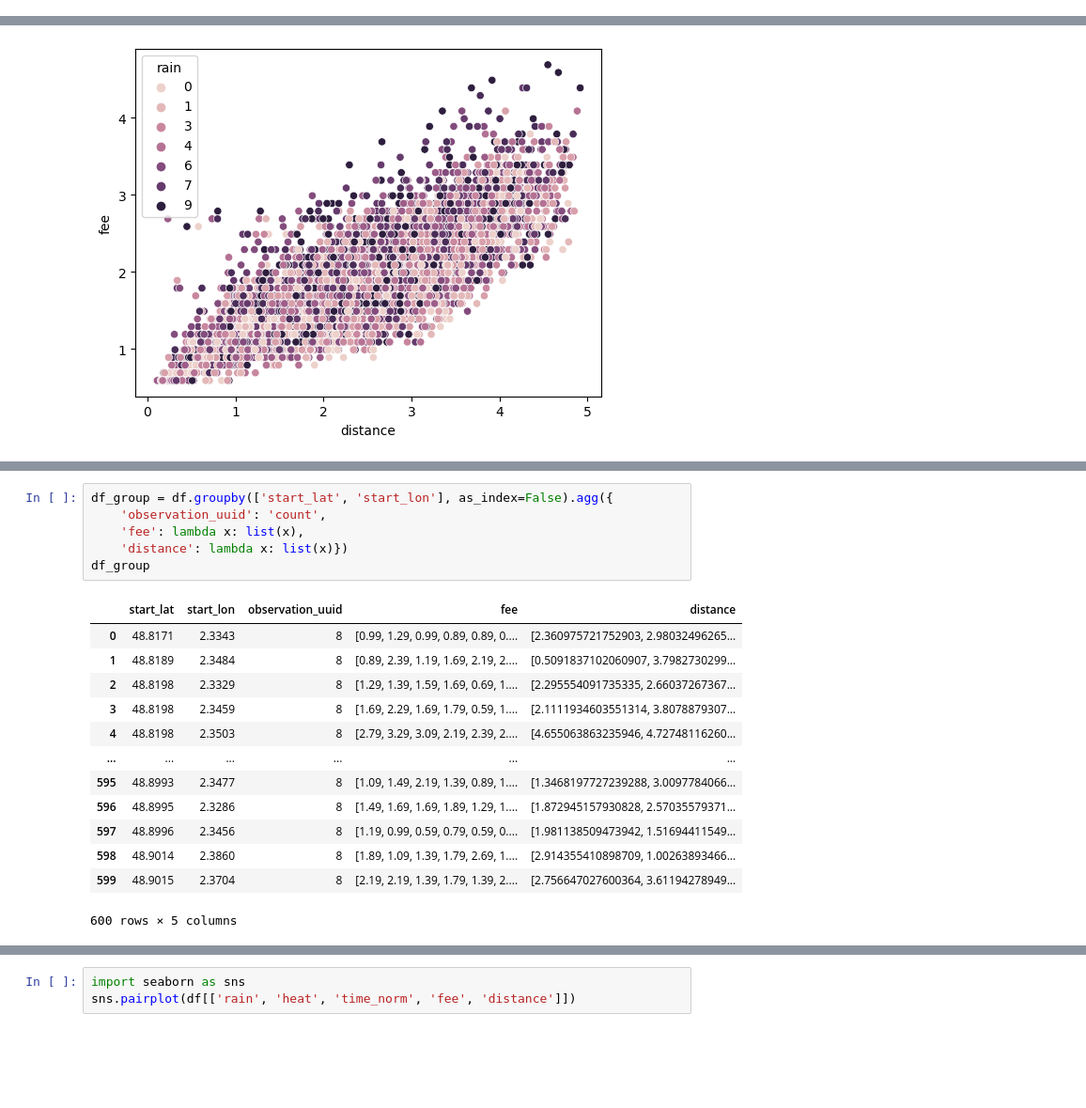
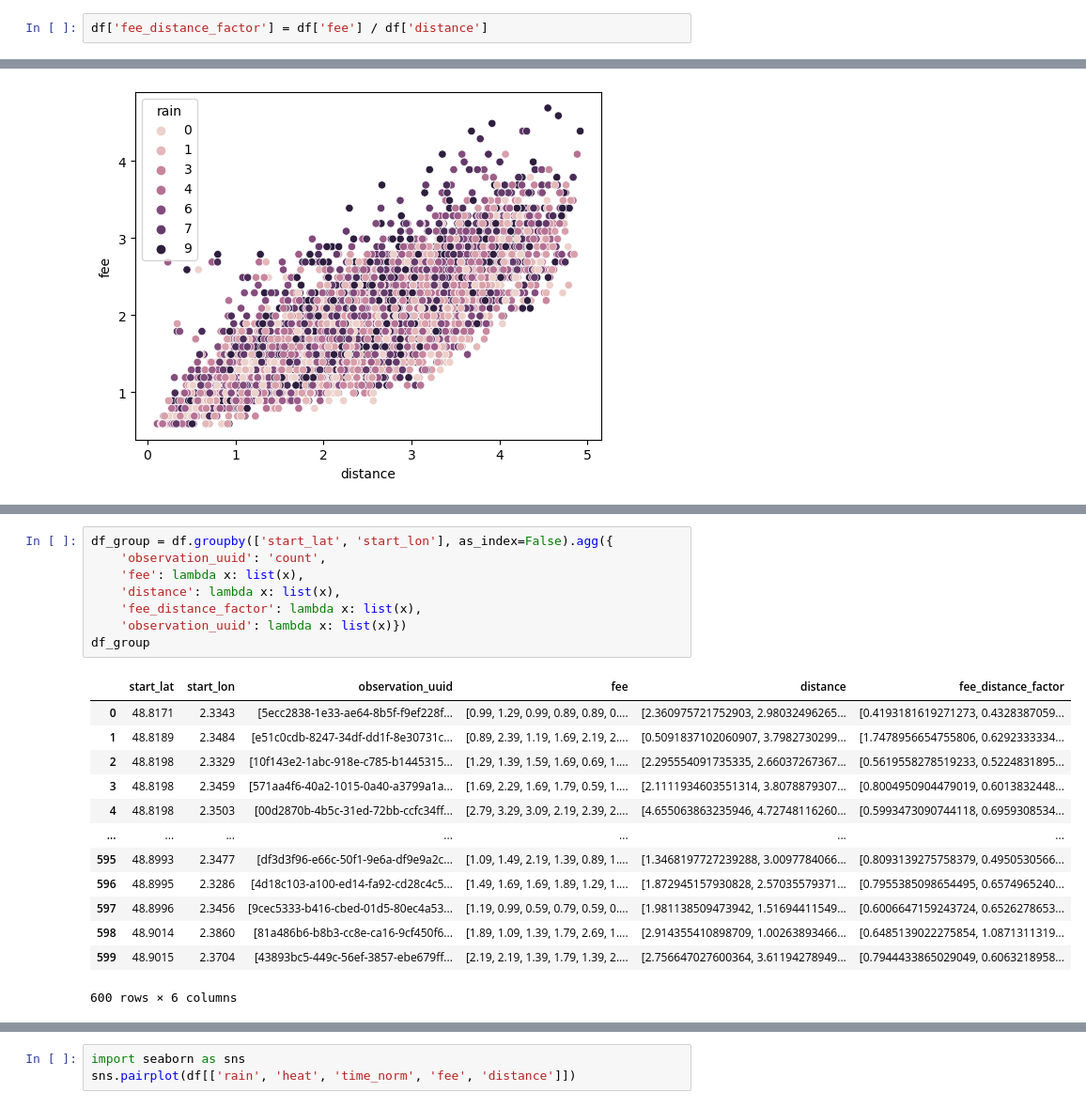
Before and after one commit to quentinchichery/hackathon-peren-2022, a Jupyter notebook: 01-exploration.ipynb, the cells around one changed output, grey strips where cells are left out. Shown at 94% size. Saved outputs shown, nothing was run; the diff lists cells and outputs as text; blank space fills up the shorter version.

```diff
--- a/01-exploration.ipynb
+++ b/01-exploration.ipynb
@@ -151,3 +151,5 @@ df
 | 4798 | 51d4e883-bac0-7cab-b734-5e6adf01d2ae | 48.8409 | 2.3497 | 75005 | 48.8604 | 2.3856 | 75011 | 1 | ... |
 | 4799 | 1cb2cb16-bd9f-c617-ae4a-5c81363ae3bc | 48.8629 | 2.3575 | 75003 | 48.8335 | 2.3248 | 75014 | 1 | ... |
 4800 rows × 16 columns
+# %%
+df['fee_distance_factor'] = df['fee'] / df['distance']
@@ -182,20 +196,22 @@ sns.scatterplot(data=df, x='distance', y='fee', hue='rain')
 # %%
 df_group = df.groupby(['start_lat', 'start_lon'], as_index=False).agg({
     'observation_uuid': 'count',
     'fee': lambda x: list(x),
-    'distance': lambda x: list(x)})
+    'distance': lambda x: list(x),
+    'fee_distance_factor': lambda x: list(x),
+    'observation_uuid': lambda x: list(x)})
 df_group
 # %% [output]
-|  | start_lat | start_lon | observation_uuid | fee | distance |
-| 0 | 48.8171 | 2.3343 | 8 | [0.99, 1.29, 0.99, 0.89, 0.89, 0.... | [2.360975721752903, 2.98032496265... |
-| 1 | 48.8189 | 2.3484 | 8 | [0.89, 2.39, 1.19, 1.69, 2.19, 2.... | [0.5091837102060907, 3.7982730299... |
-| 2 | 48.8198 | 2.3329 | 8 | [1.29, 1.39, 1.59, 1.69, 0.69, 1.... | [2.295554091735335, 2.66037267367... |
-| 3 | 48.8198 | 2.3459 | 8 | [1.69, 2.29, 1.69, 1.79, 0.59, 1.... | [2.1111934603551314, 3.8078879307... |
-| 4 | 48.8198 | 2.3503 | 8 | [2.79, 3.29, 3.09, 2.19, 2.39, 2.... | [4.655063863235946, 4.72748116260... |
-| ... | ... | ... | ... | ... | ... |
-| 595 | 48.8993 | 2.3477 | 8 | [1.09, 1.49, 2.19, 1.39, 0.89, 1.... | [1.3468197727239288, 3.0097784066... |
-| 596 | 48.8995 | 2.3286 | 8 | [1.49, 1.69, 1.69, 1.89, 1.29, 1.... | [1.872945157930828, 2.57035579371... |
-| 597 | 48.8996 | 2.3456 | 8 | [1.19, 0.99, 0.59, 0.79, 0.59, 0.... | [1.981138509473942, 1.51694411549... |
-| 598 | 48.9014 | 2.3860 | 8 | [1.89, 1.09, 1.39, 1.79, 2.69, 1.... | [2.914355410898709, 1.00263893466... |
-| 599 | 48.9015 | 2.3704 | 8 | [2.19, 2.19, 1.39, 1.79, 1.39, 2.... | [2.756647027600364, 3.61194278949... |
+|  | start_lat | start_lon | observation_uuid | fee | distance | fee_distance_factor |
+| 0 | 48.8171 | 2.3343 | [5ecc2838-1e33-ae64-8b5f-f9ef228f... | [0.99, 1.29, 0.99, 0.89, 0.89, 0.... | [2.360975721752903, 2.98032496265... | [0.4193181619271273, 0.4328387059... |
+| 1 | 48.8189 | 2.3484 | [e51c0cdb-8247-34df-dd1f-8e30731c... | [0.89, 2.39, 1.19, 1.69, 2.19, 2.... | [0.5091837102060907, 3.7982730299... | [1.7478956654755806, 0.6292333334... |
+| 2 | 48.8198 | 2.3329 | [10f143e2-1abc-918e-c785-b1445315... | [1.29, 1.39, 1.59, 1.69, 0.69, 1.... | [2.295554091735335, 2.66037267367... | [0.5619558278519233, 0.5224831895... |
+| 3 | 48.8198 | 2.3459 | [571aa4f6-40a2-1015-0a40-a3799a1a... | [1.69, 2.29, 1.69, 1.79, 0.59, 1.... | [2.1111934603551314, 3.8078879307... | [0.8004950904479019, 0.6013832448... |
+| 4 | 48.8198 | 2.3503 | [00d2870b-4b5c-31ed-72bb-ccfc34ff... | [2.79, 3.29, 3.09, 2.19, 2.39, 2.... | [4.655063863235946, 4.72748116260... | [0.5993473090744118, 0.6959308534... |
+| ... | ... | ... | ... | ... | ... | ... |
+| 595 | 48.8993 | 2.3477 | [df3d3f96-e66c-50f1-9e6a-df9e9a2c... | [1.09, 1.49, 2.19, 1.39, 0.89, 1.... | [1.3468197727239288, 3.0097784066... | [0.8093139275758379, 0.4950530566... |
+| 596 | 48.8995 | 2.3286 | [4d18c103-a100-ed14-fa92-cd28c4c5... | [1.49, 1.69, 1.69, 1.89, 1.29, 1.... | [1.872945157930828, 2.57035579371... | [0.7955385098654495, 0.6574965240... |
+| 597 | 48.8996 | 2.3456 | [9cec5333-b416-cbed-01d5-80ec4a53... | [1.19, 0.99, 0.59, 0.79, 0.59, 0.... | [1.981138509473942, 1.51694411549... | [0.6006647159243724, 0.6526278653... |
+| 598 | 48.9014 | 2.3860 | [81a486b6-b8b3-cc8e-ca16-9cf450f6... | [1.89, 1.09, 1.39, 1.79, 2.69, 1.... | [2.914355410898709, 1.00263893466... | [0.6485139022275854, 1.0871311319... |
+| 599 | 48.9015 | 2.3704 | [43893bc5-449c-56ef-3857-ebe679ff... | [2.19, 2.19, 1.39, 1.79, 1.39, 2.... | [2.756647027600364, 3.61194278949... | [0.7944433865029049, 0.6063218958... |
-600 rows × 5 columns
+600 rows × 6 columns
```
Also changed, not shown: parts of 11 cells of this notebook.
